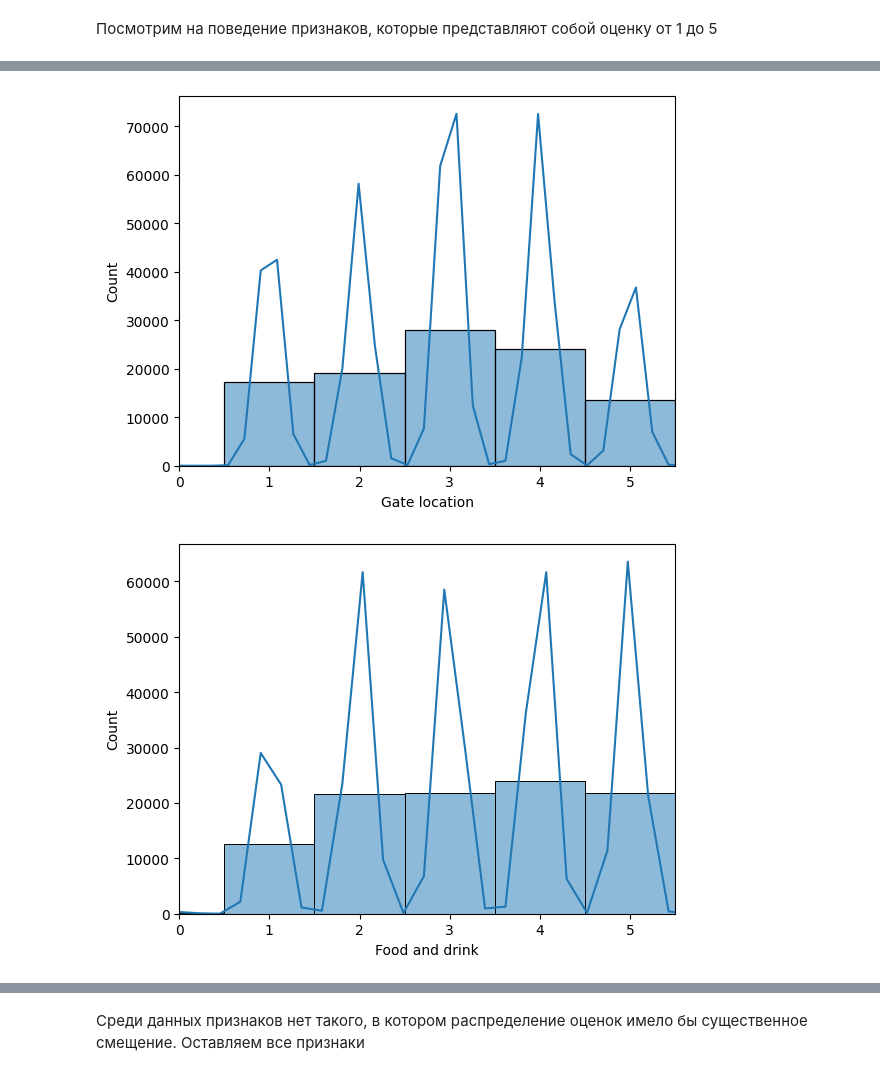
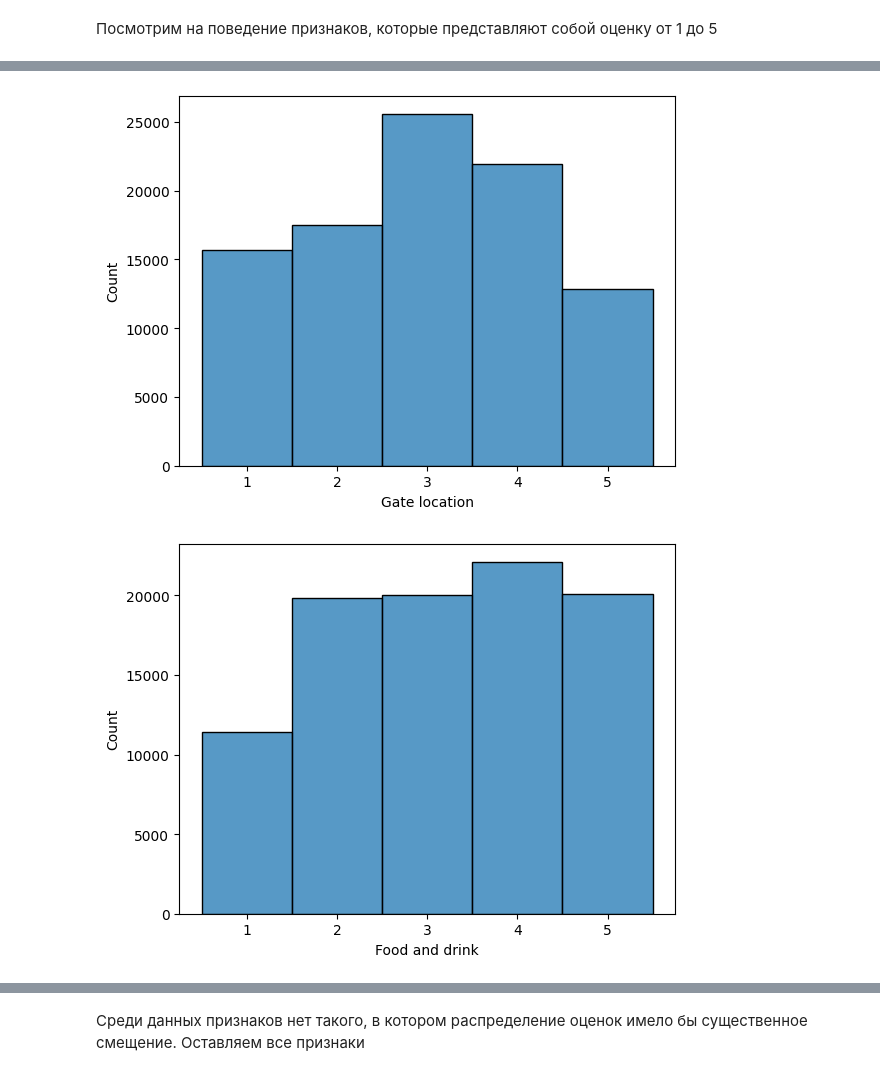
Before and after one commit to doronin99/clients, a Jupyter notebook: clients.ipynb, the cells around one changed output, grey strips where cells are left out. Drawn from its saved outputs; the diff is of its cells as text; code cells hidden in the pictures.

```diff
--- a/clients.ipynb
+++ b/clients.ipynb
@@ -6,7 +6,7 @@ import pandas as pd
 import seaborn as sns
 import matplotlib.pyplot as plt
 # %%
-df = pd.read_csv("https://raw.githubusercontent.com/evgpat/edu_stepik_from_idea_to_mvp/main/datasets/clients.csv")
+df = pd.read_csv("https://raw.githubusercontent.com/doronin99/clients/main/clients.csv")
 # %% [markdown]
 ## Клиенты авиакомпании
 Датасет содержит информацию о клиентах некоторой авиакомпании.
@@ -114,6 +114,5 @@ df['Type of Travel'] = df['Type of Travel'].apply(lambda x: 1 if x == 'Business
 # %%
 numeric_cols = ['Age', 'Flight Distance', 'Departure Delay in Minutes', 'Arrival Delay in Minutes']
-df[list(filter(lambda x: x not in numeric_cols, df.columns))] = df[list(filter(lambda x: x not in numeric_cols, df.columns))].astype('category')
 # %%
 df[numeric_cols].describe()
 # %% [output]
@@ -179,7 +178,10 @@ selected_cols = ['Inflight wifi service',
 'Inflight service',
 'Cleanliness']
 
+
 for col in selected_cols:
-  sns.histplot(df[col], kde=True).set_xlim(0,5.5)
+  df = df[df[col] <= 5]
+  df = df[df[col] >= 1]
+  sns.histplot(df[col], binwidth=1, binrange=(.5, 5.5))
   plt.show()
 # %% [output]
@@ -189,2 +191,2 @@ for col in selected_cols:
-[figure, old version]
+[figure, new version]
-[figure, old version]
+[figure, new version]
```
Also changed, not shown: parts of 16 cells of this notebook.
